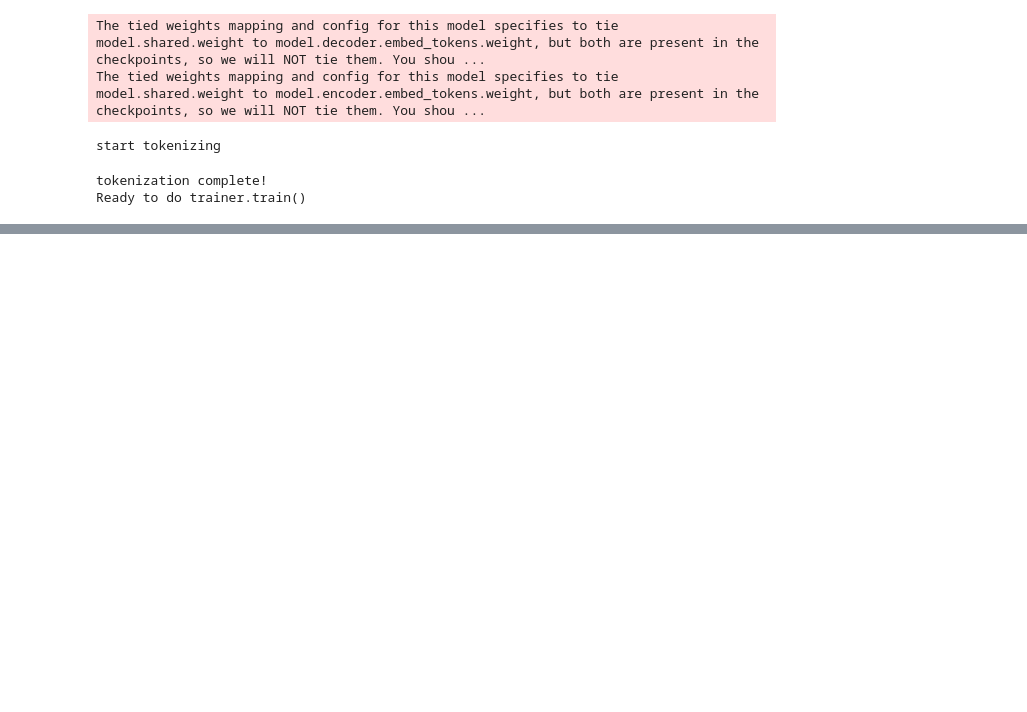
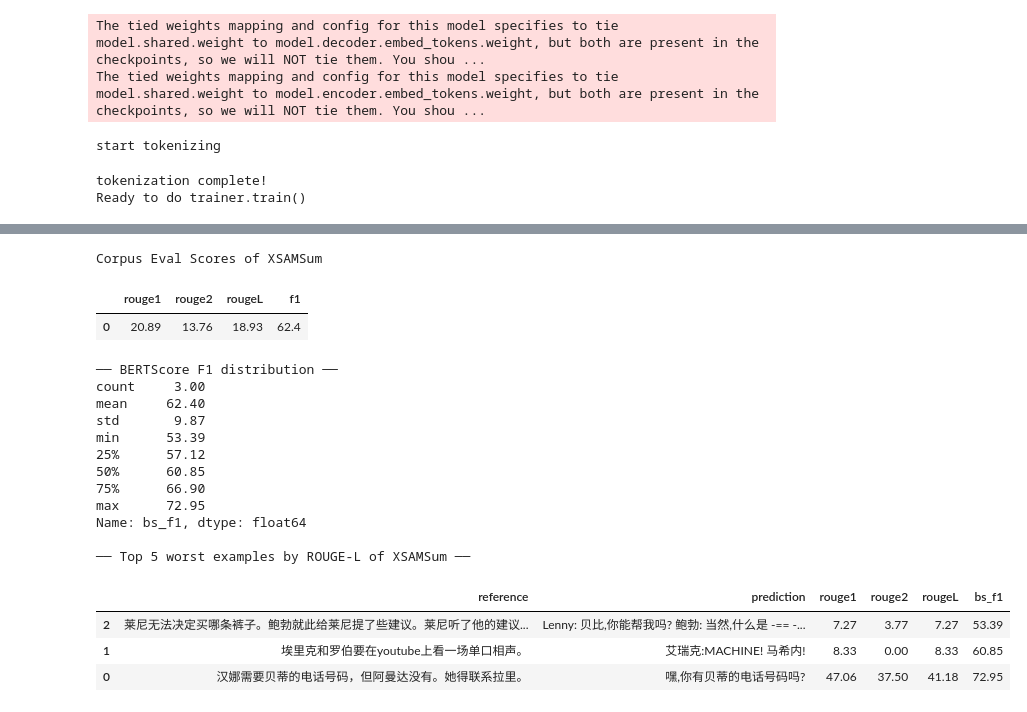
Before and after one commit to jhuangjennifer/573ChineseEnglishSummarization, a Jupyter notebook: notebooks/models/test.ipynb, the cells around one changed output, grey strips where cells are left out. Drawn from its saved outputs; the diff is of its cells as text; code cells hidden in the pictures; blank space fills up the shorter version.

Commit message:
add evaluation for chinese summary

```diff
--- a/notebooks/models/test.ipynb
+++ b/notebooks/models/test.ipynb
@@ -530,0 +579,13 @@ Summary: 云民的训练已经完成了
+# %%
+references = dataset_dict['test']['summary_zh']
+predictions = [summarize_dialogue(text) for text in dataset_dict['test']['dialogue']]
+
+# Sanity checks
+assert len(predictions) == len(references)
+
+summary_eval_pair_scores = {
+    'references':  references,
+    'predictions': predictions,
+    'rougescore':  [],   # one dict per pair: {'rouge1': float, 'rouge2': float, 'rougeL': float}
+    'bertscore':   [],   # one F1 float per pair
+}
@@ -530,0 +718,51 @@ Summary: 云民的训练已经完成了
+# %%
+# Combine and Save Results
+
+import pandas as pd
+
+# combine corpus level scores
+corpus_df = pd.DataFrame(rouge_corpus_scores | bert_corpus_scores, index=[0])
+print(f'Corpus Eval Scores of {DATASET_NAME}')
+display(corpus_df)
+
+# combine individual pair scores
+rouge_df = pd.DataFrame(summary_eval_results['rougescore'])  # cols: rouge1, rouge2, rougeL
+bert_df  = pd.DataFrame({'bs_f1': summary_eval_results['bertscore']})
+
+pair_results_df = pd.DataFrame({
+    'reference':  summary_eval_results['references'],
+    'prediction': summary_eval_results['predictions'],
+} | rouge_df.to_dict('list') | bert_df.to_dict('list'))
+
+# display analysis
+print("\n── BERTScore F1 distribution ──")
+print(pair_results_df['bs_f1'].describe().round(2))
+
+TOP_N_WORST = 5
+worst = pair_results_df.nsmallest(TOP_N_WORST, 'rougeL')
+print(f'\n── Top {TOP_N_WORST} worst examples by ROUGE-L of {DATASET_NAME} ──')
+display(worst)
+
+# save results
+corpus_df.to_csv(f"corpus_scores_{DATASET_NAME}.csv", index=False, encoding="utf-8-sig")
+pair_results_df.to_csv(f"pair_scores_{DATASET_NAME}.csv", index=True, encoding="utf-8-sig")
+# %% [output]
+Corpus Eval Scores of XSAMSum
+|  | rouge1 | rouge2 | rougeL | f1 |
+| 0 | 20.89 | 13.76 | 18.93 | 62.4 |
+── BERTScore F1 distribution ──
+count     3.00
+mean     62.40
+std       9.87
+min      53.39
+25%      57.12
+50%      60.85
+75%      66.90
+max      72.95
+Name: bs_f1, dtype: float64
+
+── Top 5 worst examples by ROUGE-L of XSAMSum ──
+|  | reference | prediction | rouge1 | rouge2 | rougeL | bs_f1 |
+| 2 | 莱尼无法决定买哪条裤子。鲍勃就此给莱尼提了些建议。莱尼听了他的建议... | Lenny: 贝比,你能帮我吗? 鲍勃: 当然,什么是 -== -... | 7.27 | 3.77 | 7.27 | 53.39 |
+| 1 | 埃里克和罗伯要在youtube上看一场单口相声。 | 艾瑞克:MACHINE! 马希内! | 8.33 | 0.00 | 8.33 | 60.85 |
+| 0 | 汉娜需要贝蒂的电话号码，但阿曼达没有。她得联系拉里。 | 嘿,你有贝蒂的电话号码吗? | 47.06 | 37.50 | 41.18 | 72.95 |
```
Also changed, not shown: parts of 13 cells of this notebook.
